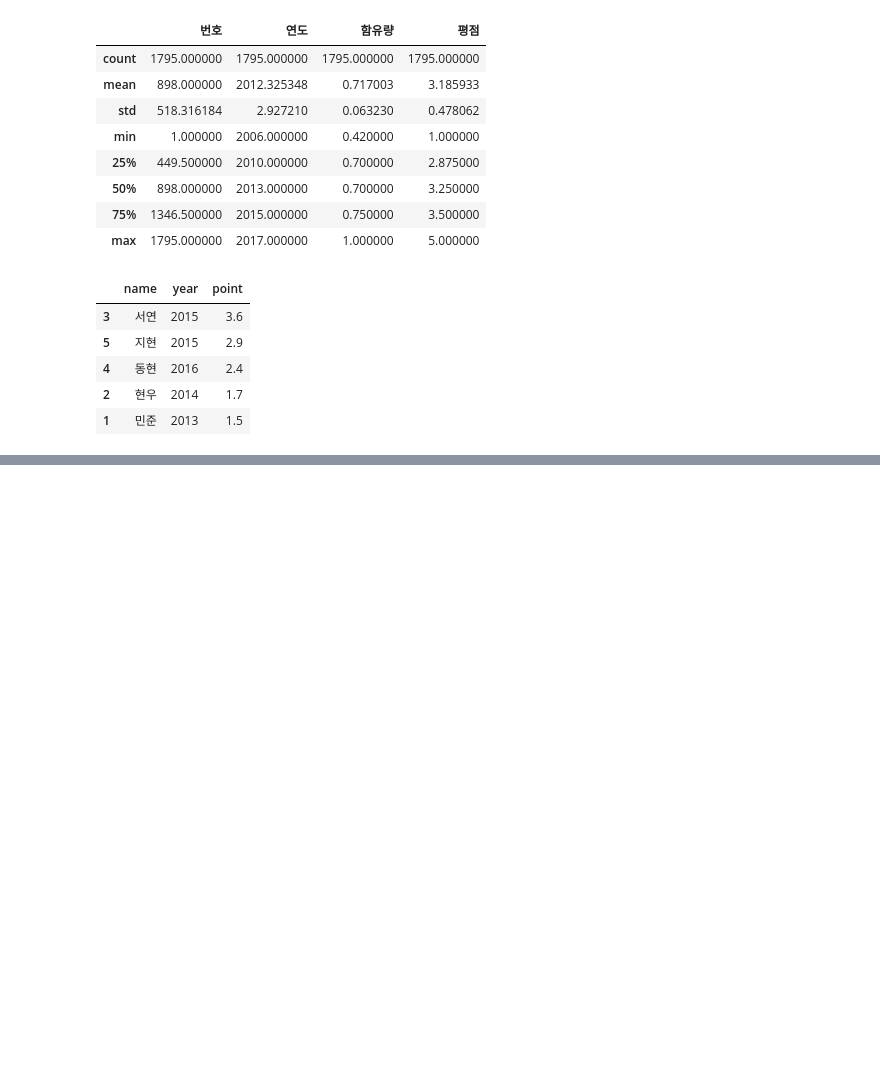
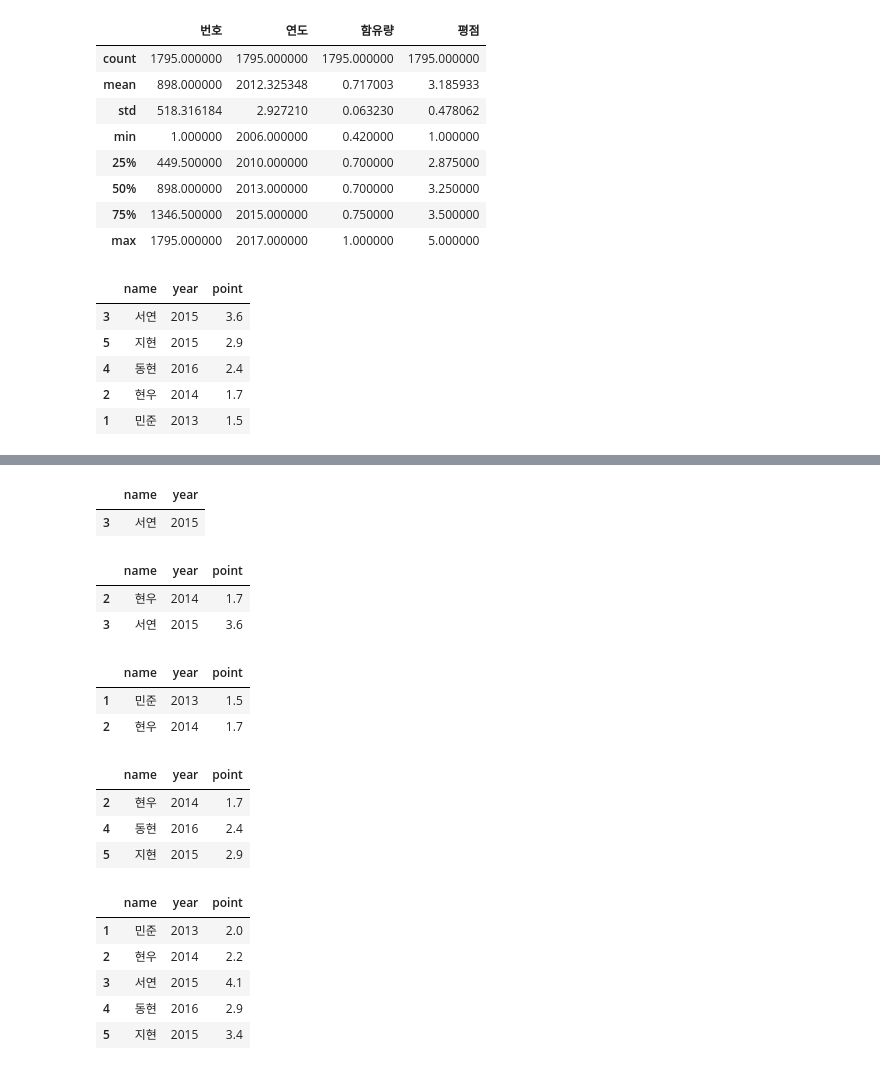
Before and after one commit to seohyun1001/python, a Jupyter notebook: ch07/pandasTest.ipynb, the cells around one changed output, grey strips where cells are left out. Drawn from its saved outputs; the diff is of its cells as text; code cells hidden in the pictures; blank space fills up the shorter version.

```diff
--- a/ch07/pandasTest.ipynb
+++ b/ch07/pandasTest.ipynb
@@ -335,0 +428,9 @@ df1.sort_values(by=['point'], ascending=False)
+# %%
+# 조건 만족하는 데이터 조회
+df1.point = df1.point.astype('Float64')
+print(df1.info())
+df1[df1.point>=2]
+# 위의 첫 문장이 없으면 아래와 같은 오류가 뜸
+# TypeError: '>=' not supported between instances of 'str' and 'int'
+# object형이라 비교가 불가능
+#  -> 형 변환 필요함 -> 첫번째 문장 추가
@@ -335,0 +453,3 @@ df1.sort_values(by=['point'], ascending=False)
+# %%
+df1.year = df1.year.astype('Int64')
+df1.info()
@@ -335,0 +467,42 @@ df1.sort_values(by=['point'], ascending=False)
+# %%
+# 두 조건식 모두 만족(&)한 데이터 조회
+df1.loc[(df1['year'] == 2015) & (df1.point >= 3), ['name', 'year']]
+# & 또는 | 를 사용할 때 조건식들은 ()로 감싸주어야 함
+# %% [output]
+|  | name | year |
+| 3 | 서연 | 2015 |
+# %%
+# 두 조건식 중 하나만족(|)한 데이터 조회
+df1[(df1['year'] == 2014) | (df1.point >= 3)]
+# %% [output]
+|  | name | year | point |
+| 2 | 현우 | 2014 | 1.7 |
+| 3 | 서연 | 2015 | 3.6 |
+# %%
+# isin(): 일치하는 데이터 조회
+df1[df1.name.isin(['민준', '현우'])]
+# %% [output]
+|  | name | year | point |
+| 1 | 민준 | 2013 | 1.5 |
+| 2 | 현우 | 2014 | 1.7 |
+# %%
+# 특정 문자열이 포함된 데이터 조회
+df1[df1.name.str.contains('현')]
+# %% [output]
+|  | name | year | point |
+| 2 | 현우 | 2014 | 1.7 |
+| 4 | 동현 | 2016 | 2.4 |
+| 5 | 지현 | 2015 | 2.9 |
+# %%
+# 데이터프레임 수정
+# 데이터 수정
+# 모든 행의 point 컬럼값 수정
+df1.point = df1.point + 0.5
+df1
+# %% [output]
+|  | name | year | point |
+| 1 | 민준 | 2013 | 2.0 |
+| 2 | 현우 | 2014 | 2.2 |
+| 3 | 서연 | 2015 | 4.1 |
+| 4 | 동현 | 2016 | 2.9 |
+| 5 | 지현 | 2015 | 3.4 |
```
Also changed, not shown: parts of 10 cells of this notebook, 1 other file.
